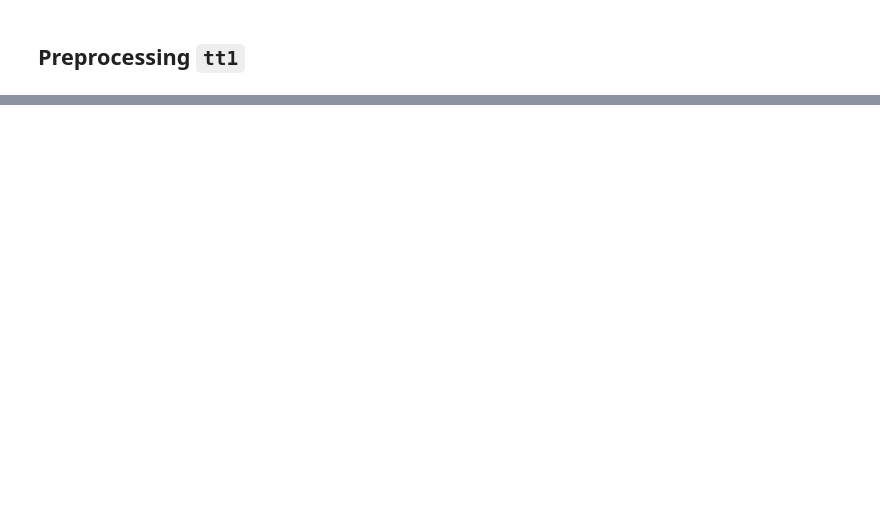
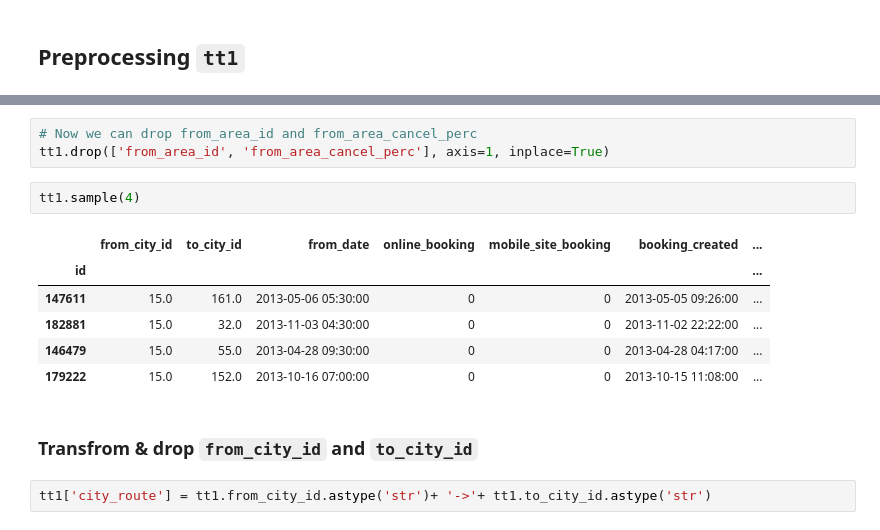
Before and after one commit to sudhirjangra/your_cab_data_analysis, a Jupyter notebook: your_cabs_data_analysis.ipynb, the cells around one changed output, grey strips where cells are left out. Cells and saved outputs as stored; diff of their text form; blank space fills up the shorter version.

```diff
--- a/your_cabs_data_analysis.ipynb
+++ b/your_cabs_data_analysis.ipynb
@@ -235,0 +426,16 @@ tt3.sample(3)
+# %%
+# Now we can drop from_area_id and from_area_cancel_perc
+tt1.drop(['from_area_id', 'from_area_cancel_perc'], axis=1, inplace=True)
+# %%
+tt1.sample(4)
+# %% [output]
+|  | from_city_id | to_city_id | from_date | online_booking | mobile_site_booking | booking_created | ... |
+| id |  |  |  |  |  |  | ... |
+| 147611 | 15.0 | 161.0 | 2013-05-06 05:30:00 | 0 | 0 | 2013-05-05 09:26:00 | ... |
+| 182881 | 15.0 | 32.0 | 2013-11-03 04:30:00 | 0 | 0 | 2013-11-02 22:22:00 | ... |
+| 146479 | 15.0 | 55.0 | 2013-04-28 09:30:00 | 0 | 0 | 2013-04-28 04:17:00 | ... |
+| 179222 | 15.0 | 152.0 | 2013-10-16 07:00:00 | 0 | 0 | 2013-10-15 11:08:00 | ... |
+# %% [markdown]
+### Transfrom & drop `from_city_id` and `to_city_id`
+# %%
+tt1['city_route'] = tt1.from_city_id.astype('str')+ '->'+ tt1.to_city_id.astype('str')
```
Also changed, not shown: parts of 43 cells of this notebook, 1 other file.
